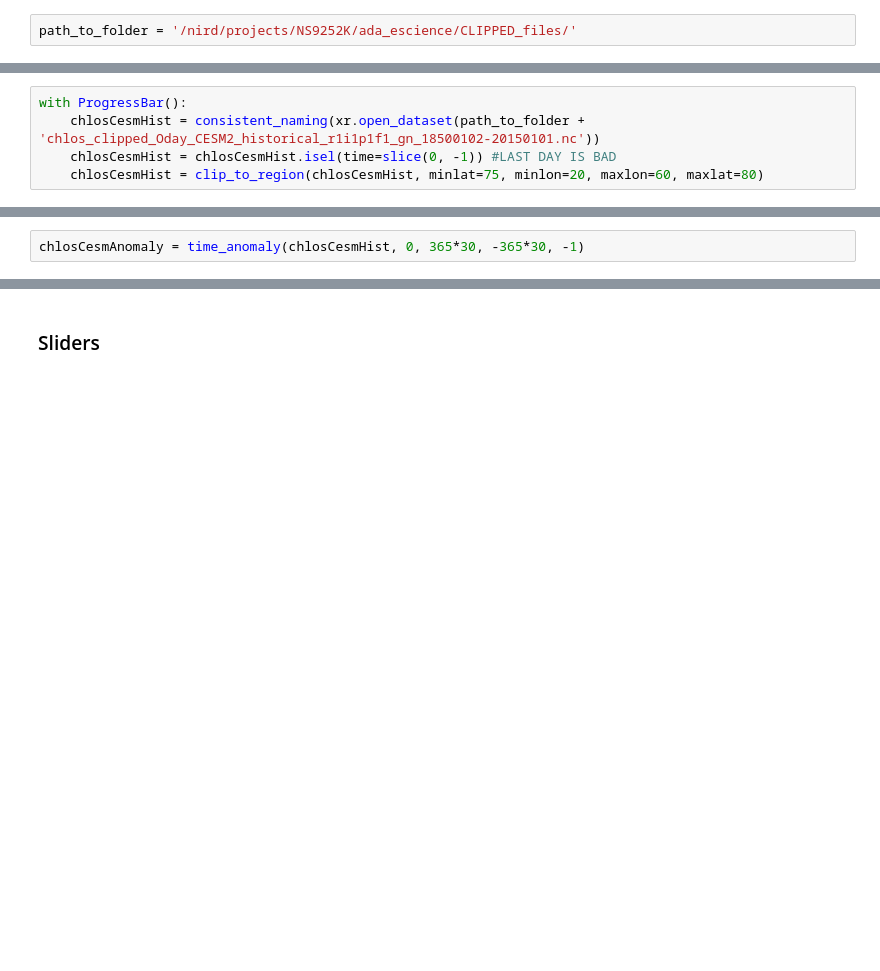
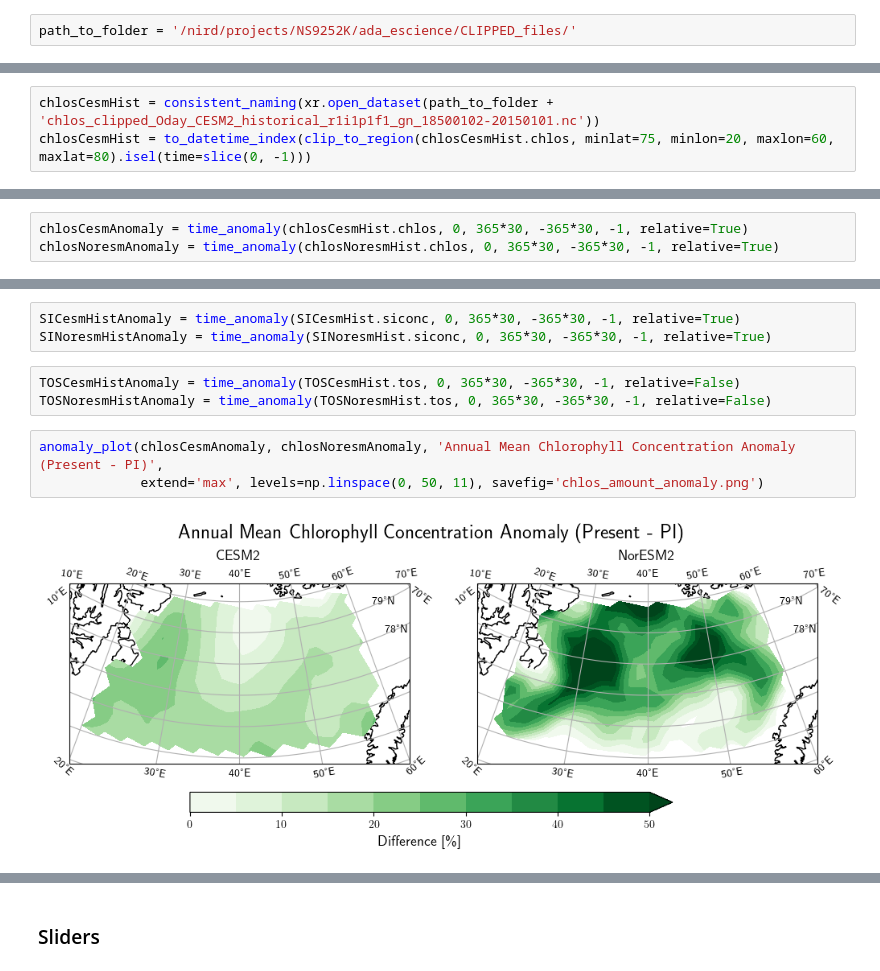
Before and after one commit to eScience-course/Tjaernoe2022-group6, a Jupyter notebook: notebooks/Stian/main.ipynb, the cells around one changed output, grey strips where cells are left out. Cells and saved outputs as stored; diff of their text form; blank space fills up the shorter version.

```diff
--- a/notebooks/Stian/main.ipynb
+++ b/notebooks/Stian/main.ipynb
@@ -76,6 +82,4 @@ path_to_folder = '/nird/projects/NS9252K/ada_escience/CLIPPED_files/'
 # %%
-with ProgressBar():
-    chlosCesmHist = consistent_naming(xr.open_dataset(path_to_folder + 'chlos_clipped_Oday_CESM2_historical_r1i1p1f1_gn_18500102-20150101.nc'))
-    chlosCesmHist = chlosCesmHist.isel(time=slice(0, -1)) #LAST DAY IS BAD
-    chlosCesmHist = clip_to_region(chlosCesmHist, minlat=75, minlon=20, maxlon=60, maxlat=80)
+chlosCesmHist = consistent_naming(xr.open_dataset(path_to_folder + 'chlos_clipped_Oday_CESM2_historical_r1i1p1f1_gn_18500102-20150101.nc'))
+chlosCesmHist = to_datetime_index(clip_to_region(chlosCesmHist.chlos, minlat=75, minlon=20, maxlon=60, maxlat=80).isel(time=slice(0, -1)))
 # %%
@@ -87,2 +150,3 @@ with ProgressBar():
 # %%
-chlosCesmAnomaly = time_anomaly(chlosCesmHist, 0, 365*30, -365*30, -1)
+chlosCesmAnomaly = time_anomaly(chlosCesmHist.chlos, 0, 365*30, -365*30, -1, relative=True)
+chlosNoresmAnomaly = time_anomaly(chlosNoresmHist.chlos, 0, 365*30, -365*30, -1, relative=True)
@@ -95,0 +153,11 @@ plt.show()
+# %%
+SICesmHistAnomaly = time_anomaly(SICesmHist.siconc, 0, 365*30, -365*30, -1, relative=True)
+SINoresmHistAnomaly = time_anomaly(SINoresmHist.siconc, 0, 365*30, -365*30, -1, relative=True)
+# %%
+TOSCesmHistAnomaly = time_anomaly(TOSCesmHist.tos, 0, 365*30, -365*30, -1, relative=False)
+TOSNoresmHistAnomaly = time_anomaly(TOSNoresmHist.tos, 0, 365*30, -365*30, -1, relative=False)
+# %%
+anomaly_plot(chlosCesmAnomaly, chlosNoresmAnomaly, 'Annual Mean Chlorophyll Concentration Anomaly (Present - PI)',
+             extend='max', levels=np.linspace(0, 50, 11), savefig='chlos_amount_anomaly.png')
+# %% [output]
+[figure, added]
```
Also changed, not shown: parts of 76 cells of this notebook, 1 other file.
